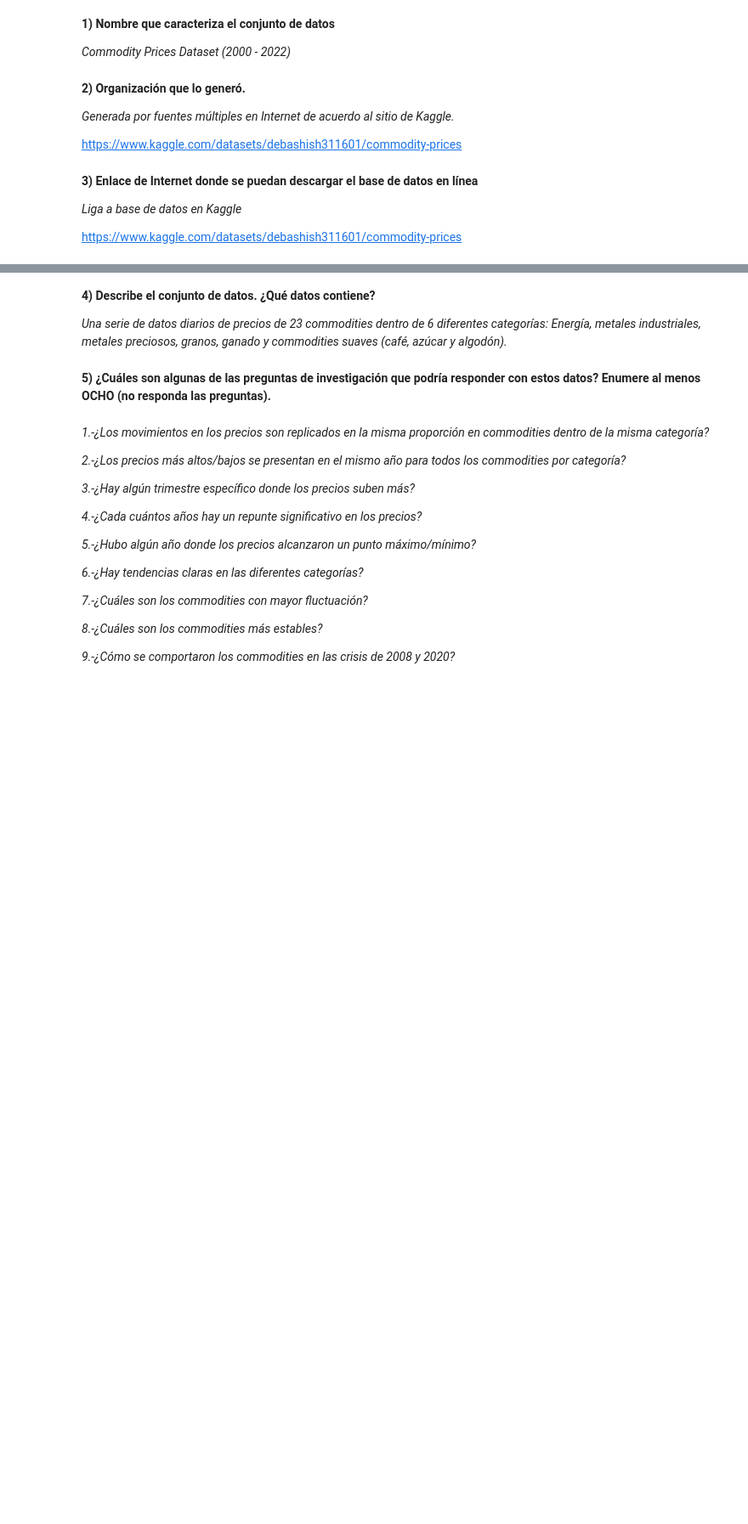
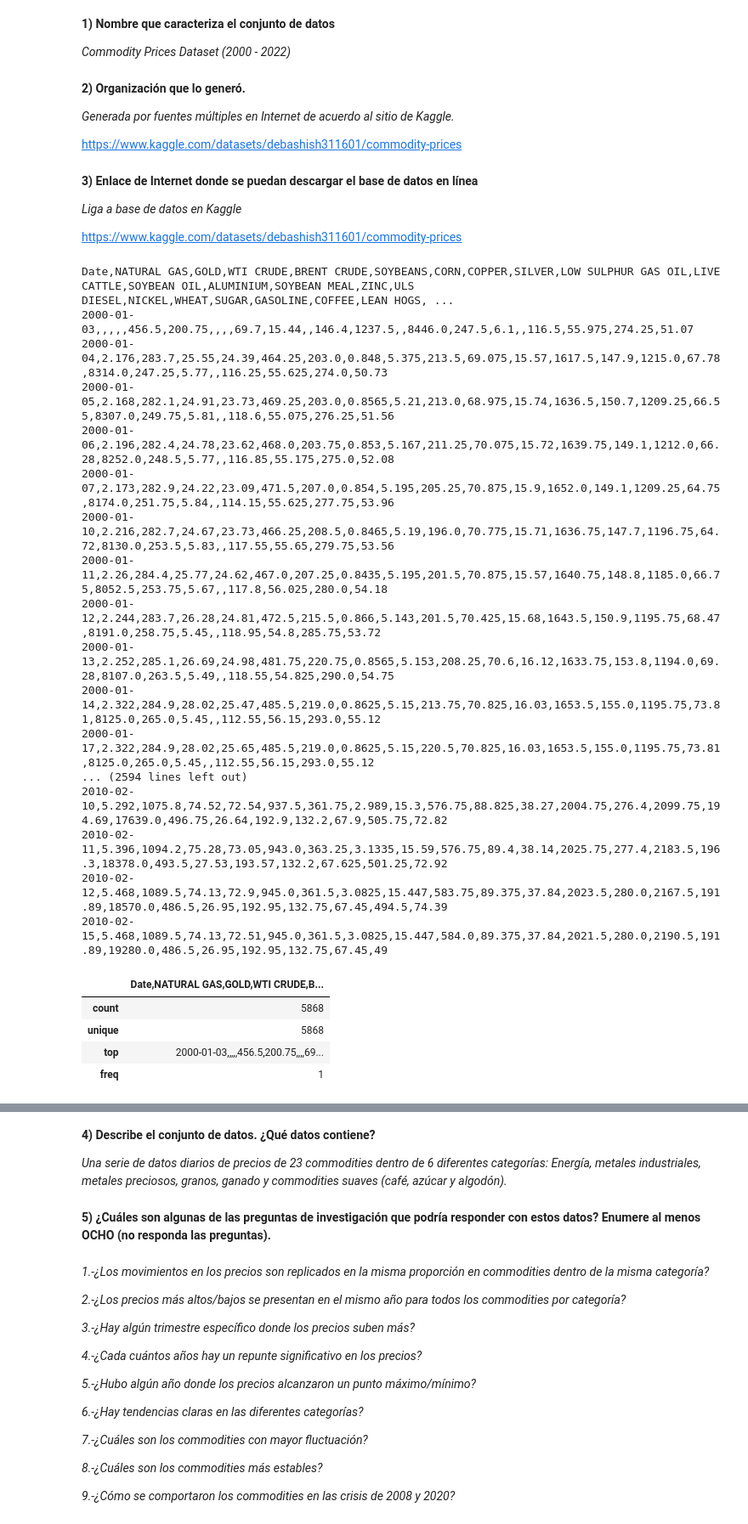
Before and after one commit to PosgradoMNA/Proyecto-final-Equipo-135, a Jupyter notebook: Proyecto_Equipo_135.ipynb, the cells around one changed output, grey strips where cells are left out. Shown at 85% size. Saved outputs shown, nothing was run; the diff lists cells and outputs as text; code cells hidden in the pictures; blank space fills up the shorter version.

```diff
--- a/Proyecto_Equipo_135.ipynb
+++ b/Proyecto_Equipo_135.ipynb
@@ -33,0 +41,30 @@ https://www.kaggle.com/datasets/debashish311601/commodity-prices
+# %%
+with open  ("/content/sample_data/commodity_futures.csv","r") as File1:
+  File_Content = File1.read()
+  print(File_Content)
+print(File1.close)
+Commodity = pd.read_csv("/content/sample_data/commodity_futures.csv","r")
+Commodity.describe()
+# %% [output]
+Date,NATURAL GAS,GOLD,WTI CRUDE,BRENT CRUDE,SOYBEANS,CORN,COPPER,SILVER,LOW SULPHUR GAS OIL,LIVE CATTLE,SOYBEAN OIL,ALUMINIUM,SOYBEAN MEAL,ZINC,ULS DIESEL,NICKEL,WHEAT,SUGAR,GASOLINE,COFFEE,LEAN HOGS, ...
+2000-01-03,,,,,456.5,200.75,,,,69.7,15.44,,146.4,1237.5,,8446.0,247.5,6.1,,116.5,55.975,274.25,51.07
+2000-01-04,2.176,283.7,25.55,24.39,464.25,203.0,0.848,5.375,213.5,69.075,15.57,1617.5,147.9,1215.0,67.78,8314.0,247.25,5.77,,116.25,55.625,274.0,50.73
+2000-01-05,2.168,282.1,24.91,23.73,469.25,203.0,0.8565,5.21,213.0,68.975,15.74,1636.5,150.7,1209.25,66.55,8307.0,249.75,5.81,,118.6,55.075,276.25,51.56
+2000-01-06,2.196,282.4,24.78,23.62,468.0,203.75,0.853,5.167,211.25,70.075,15.72,1639.75,149.1,1212.0,66.28,8252.0,248.5,5.77,,116.85,55.175,275.0,52.08
+2000-01-07,2.173,282.9,24.22,23.09,471.5,207.0,0.854,5.195,205.25,70.875,15.9,1652.0,149.1,1209.25,64.75,8174.0,251.75,5.84,,114.15,55.625,277.75,53.96
+2000-01-10,2.216,282.7,24.67,23.73,466.25,208.5,0.8465,5.19,196.0,70.775,15.71,1636.75,147.7,1196.75,64.72,8130.0,253.5,5.83,,117.55,55.65,279.75,53.56
+2000-01-11,2.26,284.4,25.77,24.62,467.0,207.25,0.8435,5.195,201.5,70.875,15.57,1640.75,148.8,1185.0,66.75,8052.5,253.75,5.67,,117.8,56.025,280.0,54.18
+2000-01-12,2.244,283.7,26.28,24.81,472.5,215.5,0.866,5.143,201.5,70.425,15.68,1643.5,150.9,1195.75,68.47,8191.0,258.75,5.45,,118.95,54.8,285.75,53.72
+2000-01-13,2.252,285.1,26.69,24.98,481.75,220.75,0.8565,5.153,208.25,70.6,16.12,1633.75,153.8,1194.0,69.28,8107.0,263.5,5.49,,118.55,54.825,290.0,54.75
+2000-01-14,2.322,284.9,28.02,25.47,485.5,219.0,0.8625,5.15,213.75,70.825,16.03,1653.5,155.0,1195.75,73.81,8125.0,265.0,5.45,,112.55,56.15,293.0,55.12
+2000-01-17,2.322,284.9,28.02,25.65,485.5,219.0,0.8625,5.15,220.5,70.825,16.03,1653.5,155.0,1195.75,73.81,8125.0,265.0,5.45,,112.55,56.15,293.0,55.12
+... (2594 lines left out)
+2010-02-10,5.292,1075.8,74.52,72.54,937.5,361.75,2.989,15.3,576.75,88.825,38.27,2004.75,276.4,2099.75,194.69,17639.0,496.75,26.64,192.9,132.2,67.9,505.75,72.82
+2010-02-11,5.396,1094.2,75.28,73.05,943.0,363.25,3.1335,15.59,576.75,89.4,38.14,2025.75,277.4,2183.5,196.3,18378.0,493.5,27.53,193.57,132.2,67.625,501.25,72.92
+2010-02-12,5.468,1089.5,74.13,72.9,945.0,361.5,3.0825,15.447,583.75,89.375,37.84,2023.5,280.0,2167.5,191.89,18570.0,486.5,26.95,192.95,132.75,67.45,494.5,74.39
+2010-02-15,5.468,1089.5,74.13,72.51,945.0,361.5,3.0825,15.447,584.0,89.375,37.84,2021.5,280.0,2190.5,191.89,19280.0,486.5,26.95,192.95,132.75,67.45,49
+|  | Date,NATURAL GAS,GOLD,WTI CRUDE,B... |
+| count | 5868 |
+| unique | 5868 |
+| top | 2000-01-03,,,,,456.5,200.75,,,,69... |
+| freq | 1 |
```
Also changed, not shown: parts of 2 cells of this notebook.
